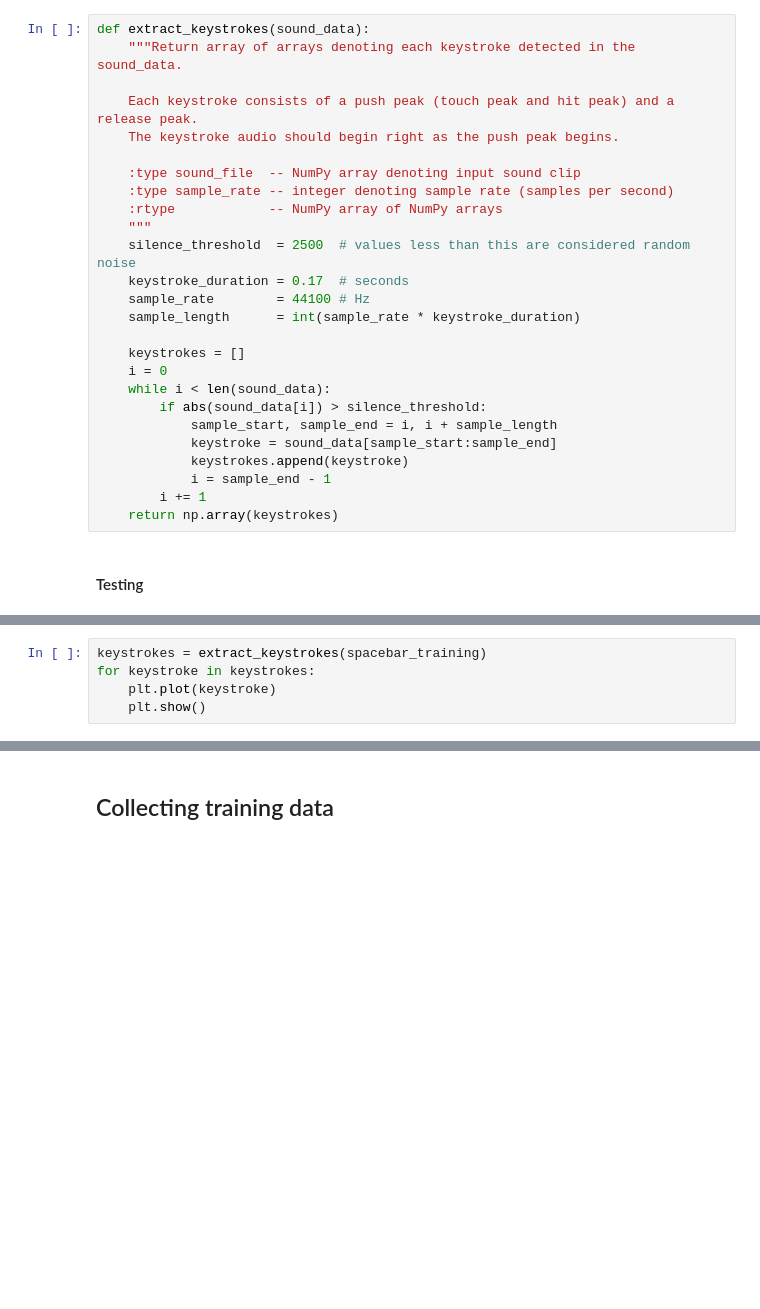
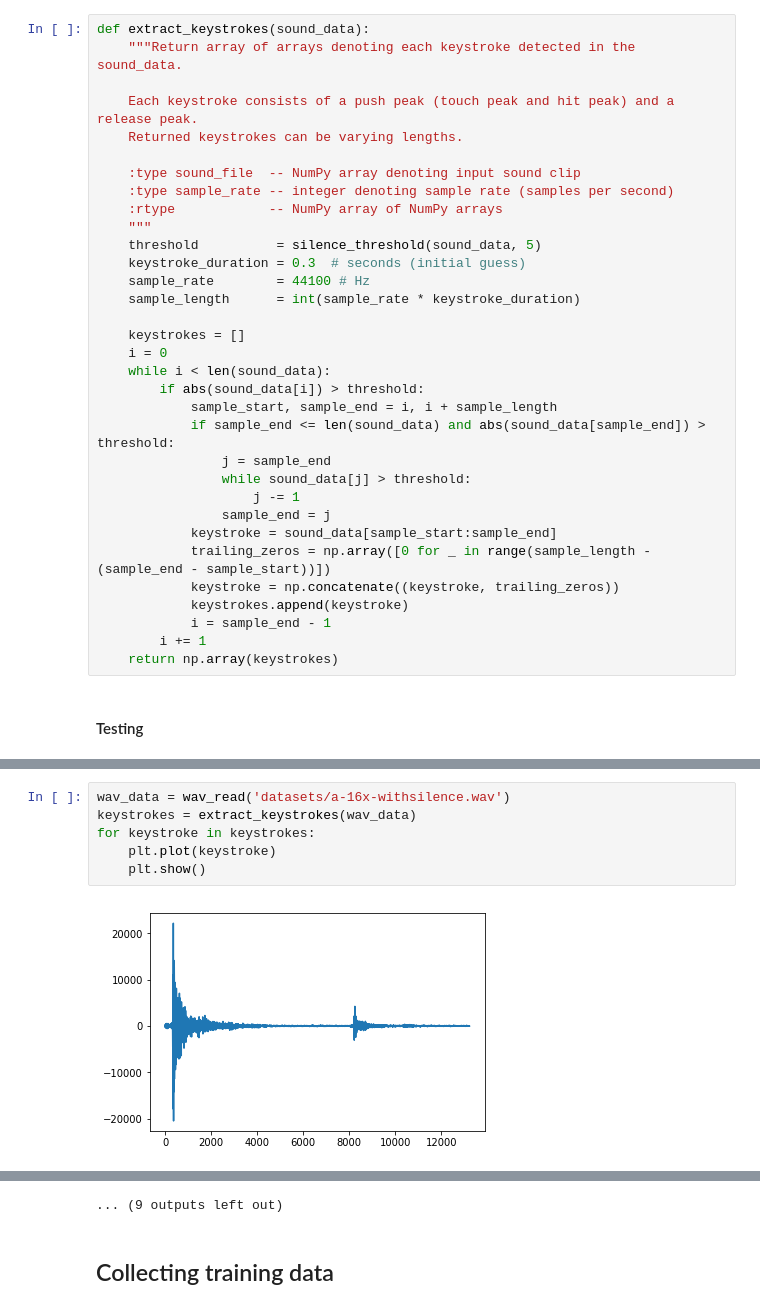
Before and after one commit to shoyo/acoustic-keylogger, a Jupyter notebook: simple_audio_processing.ipynb, the cells around one changed output, grey strips where cells are left out. Cells and saved outputs as stored; diff of their text form; blank space fills up the shorter version.

```diff
--- a/simple_audio_processing.ipynb
+++ b/simple_audio_processing.ipynb
@@ -126,23 +189,30 @@ def extract_keystrokes(sound_data):
     """Return array of arrays denoting each keystroke detected in the sound_data.
 
     Each keystroke consists of a push peak (touch peak and hit peak) and a release peak.
-    The keystroke audio should begin right as the push peak begins.
+    Returned keystrokes can be varying lengths.
 
     :type sound_file  -- NumPy array denoting input sound clip
     :type sample_rate -- integer denoting sample rate (samples per second)
     :rtype            -- NumPy array of NumPy arrays
     """
-    silence_threshold  = 2500  # values less than this are considered random noise
-    keystroke_duration = 0.17  # seconds
+    threshold          = silence_threshold(sound_data, 5)
+    keystroke_duration = 0.3  # seconds (initial guess)
     sample_rate        = 44100 # Hz
     sample_length      = int(sample_rate * keystroke_duration)
 
     keystrokes = []
     i = 0
     while i < len(sound_data):
-        if abs(sound_data[i]) > silence_threshold:
+        if abs(sound_data[i]) > threshold:
             sample_start, sample_end = i, i + sample_length
+            if sample_end <= len(sound_data) and abs(sound_data[sample_end]) > threshold:
+                j = sample_end
+                while sound_data[j] > threshold:
+                    j -= 1
+                sample_end = j
             keystroke = sound_data[sample_start:sample_end]
+            trailing_zeros = np.array([0 for _ in range(sample_length - (sample_end - sample_start))])
+            keystroke = np.concatenate((keystroke, trailing_zeros))
             keystrokes.append(keystroke)
             i = sample_end - 1
         i += 1
@@ -174,5 +249,8 @@ AssertionError: Detected keystrokes mismatch. Found 124 instead of 100.
 # %%
-keystrokes = extract_keystrokes(spacebar_training)
+wav_data = wav_read('datasets/a-16x-withsilence.wav')
+keystrokes = extract_keystrokes(wav_data)
 for keystroke in keystrokes:
     plt.plot(keystroke)
     plt.show()
+# %% [output]
+[figure, added]
@@ -179,2 +268,3 @@ for keystroke in keystrokes:
+... (9 outputs left out)
 # %% [markdown]
 ## Collecting training data
```
Also changed, not shown: parts of 14 cells of this notebook, 2 other files.
